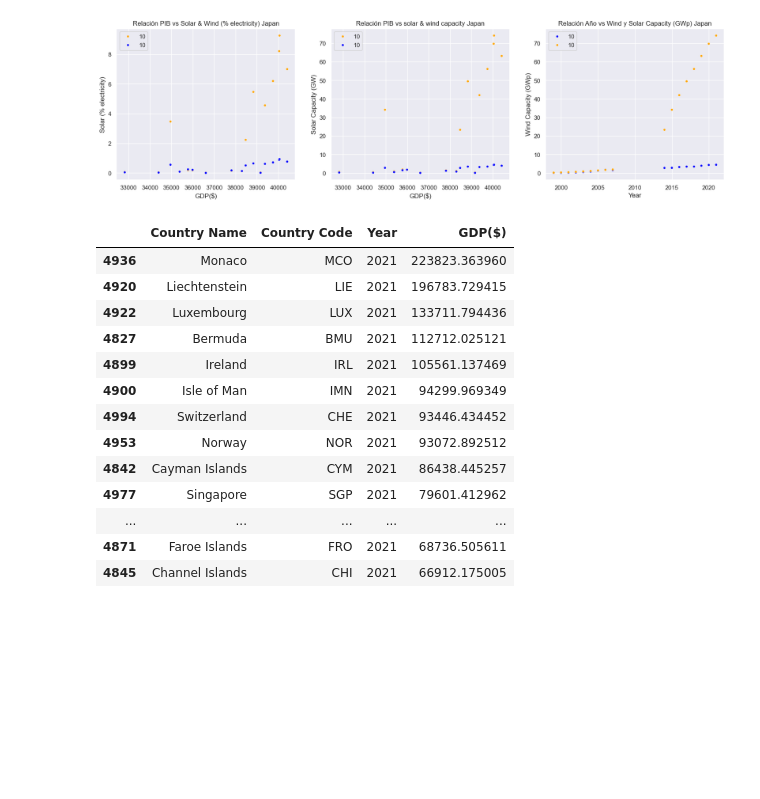
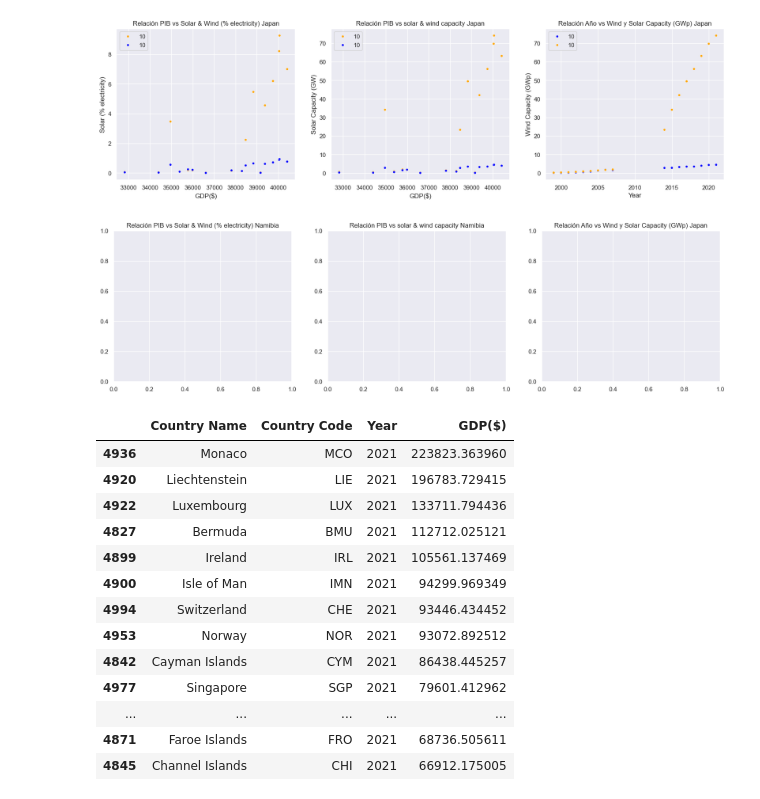
Before and after one commit to sansisimon/renewable-energy-project, a Jupyter notebook: 01-EDA.ipynb, the cells around one changed output. Drawn from its saved outputs; the diff is of its cells as text; code cells hidden in the pictures; blank space fills up the shorter version.

```diff
--- a/01-EDA.ipynb
+++ b/01-EDA.ipynb
@@ -1521,6 +1521,65 @@ sns.scatterplot(x = "Year",
                 ax = axes[2]);
 # %% [output]
 [figure]
+# %%
+fig, axes = plt.subplots(nrows = 1, ncols = 3, figsize = (20, 5))
+
+# Aumentar espacio entre filas
+plt.subplots_adjust(hspace=0.6)
+
+sns.scatterplot(x = "GDP($)",
+                y = "Solar (% electricity)",
+                data = df_merge3[df_merge3['Country Name'] == 'Namibia'],
+                size = 10,
+                color = "orange",
+                ax = axes[0])
+
+axes[0].set_title("Relación PIB vs Solar & Wind (% electricity) Namibia")
+
+sns.scatterplot(x = "GDP($)",
+                y = "Wind (% electricity)",
+                data = df_merge3[df_merge3['Country Name'] == 'Namibia'],
+                size = 10,
+                color = "blue",
+                ax = axes[0])
+
+
+sns.scatterplot(x = "GDP($)",
+                y = "Solar Capacity (GW)",
+                data = df_merge3[df_merge3['Country Name'] == 'Namibia'],
+                size = 10,
+                color = "orange",
+                ax = axes[1])
+
+axes[1].set_title("Relación PIB vs solar & wind capacity Namibia")
+
+
+sns.scatterplot(x = "GDP($)",
+                y = "Wind Capacity (GWp)",
+                data = df_merge3[df_merge3['Country Name'] == 'Namibia'],
+                size = 10,
+                color = "blue",
+                ax = axes[1])
+
+
+
+sns.scatterplot(x = "Year",
+                y = "Wind Capacity (GWp)",
+                data = df_merge3[df_merge3['Country Name'] == 'Namibia'],
+                size = 10,
+                color = "blue",
+                ax = axes[2])
+
+axes[2].set_title("Relación Año vs Wind y Solar Capacity (GWp) Japan")
+
+sns.scatterplot(x = "Year",
+                y = "Solar Capacity (GW)",
+                data = df_merge3[df_merge3['Country Name'] == 'Namibia'],
+                size = 10,
+                color = "orange",
+                ax = axes[2]);
+# %% [output]
+[figure, added]
 # %%
 #20 países con GDP más alto en 2021
 df_gdp[df_gdp['Year'] == 2021].sort_values('GDP($)', ascending = False).head(20)
```
Also changed, not shown: parts of 8 cells of this notebook, 1 other file.
